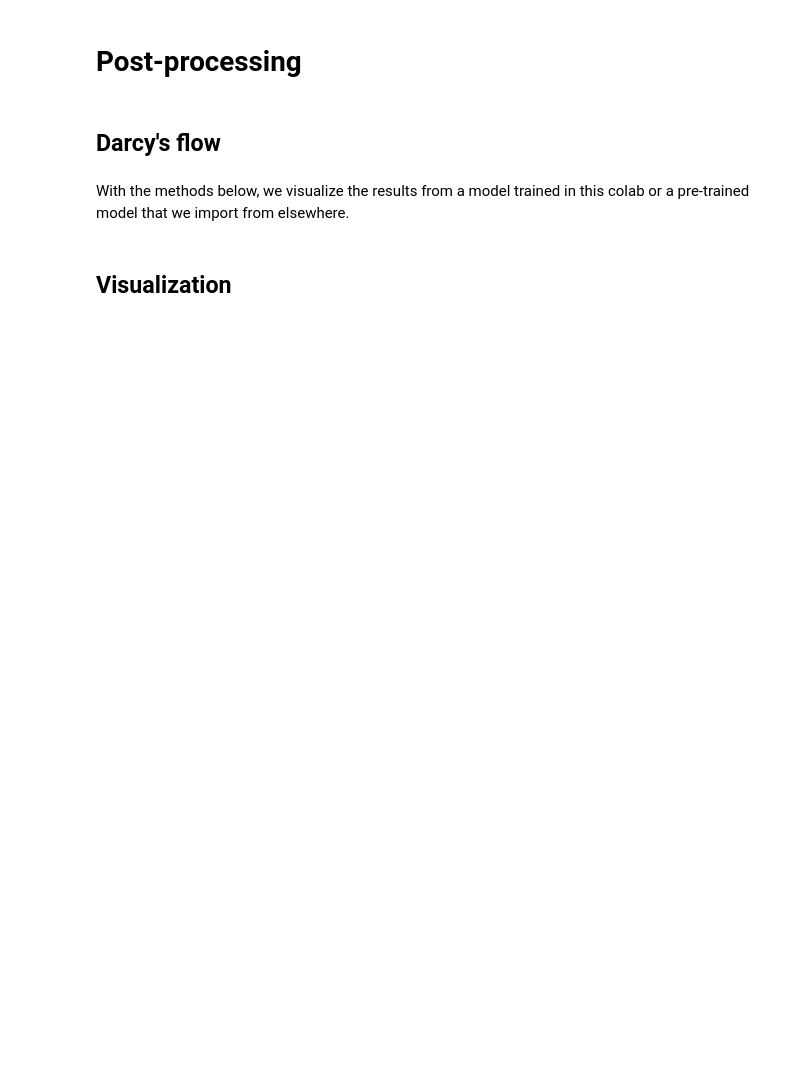
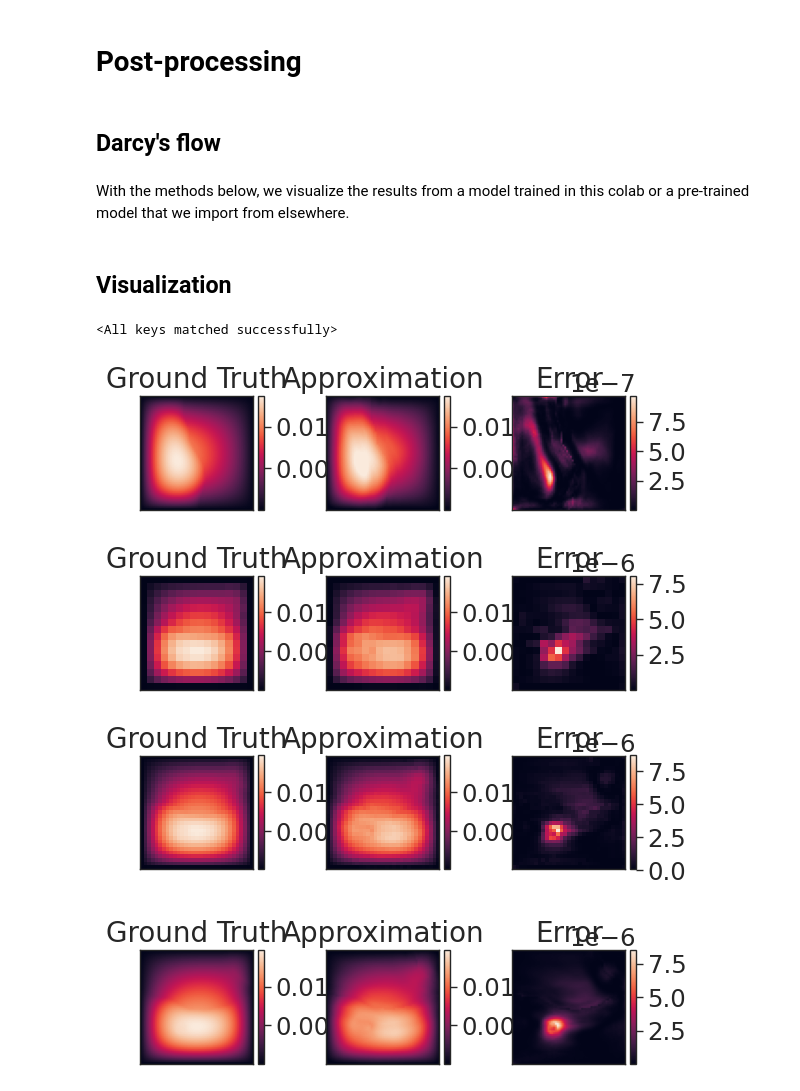
Before and after one commit to IsaacJu-debug/graph-pde, a Jupyter notebook: graph-neural-operator/gno_mgn_comparison.ipynb, the cells around one changed output. Cells and saved outputs as stored; diff of their text form; code cells hidden in the pictures; blank space fills up the shorter version.

```diff
--- a/graph-neural-operator/gno_mgn_comparison.ipynb
+++ b/graph-neural-operator/gno_mgn_comparison.ipynb
@@ -94,15 +96,17 @@ path = 'UAI1_r'+str(s)+'_n'+ str(ntrain)
 path_model = 'model/'+path+''
 path_train_err = 'results/'+path+'train.txt'
 path_test_err = 'results/'+path+'test.txt'
+
 path_image = 'image/'+path+''
-path_train_err = 'results/'+path+'train'
-path_test_err16 = 'results/'+path+'test16'
-path_test_err31 = 'results/'+path+'test31'
-path_test_err61 = 'results/'+path+'test61'
-path_image_train = 'image/'+path+'train'
-path_image_test16 = 'image/'+path+'test16'
-path_image_test31 = 'image/'+path+'test31'
-path_image_test61 = 'image/'+path+'test61'
+path_train_err = postprocess_dir + '/results_'+path+'train'
+path_test_err16 = postprocess_dir +  '/results_'+path+'test16'
+path_test_err31 = postprocess_dir +  '/results_'+path+'test31'
+path_test_err61 = postprocess_dir +  '/results_'+path+'test61'
+
+path_image_train = postprocess_dir + '/image_' +path+'train'
+path_image_test16 = postprocess_dir + '/image_' +path+'test16'
+path_image_test31 = postprocess_dir + '/image_' +path+'test31'
+path_image_test61 = postprocess_dir + '/image_' +path+'test61'
 # %% [output]
 resolution 61
 number of nodes 3721
@@ -939,8 +971,21 @@ color_list = ['#1f77b4', '#ff7f0e', '#2ca02c', '#d62728',
 With the methods below, we visualize the results from a model trained in this colab or a pre-trained model that we import from elsewhere.
 # %% [markdown]
 ## Visualization
+# %%
+args.device = torch.device('cpu') # animation function cannot work with data on GPU
+model = KernelNN(args.width,
+                     args.ker_width,
+                     args.depth,
+                     args.edge_features,
+                     args.node_features).to(args.device)
+
+PATH = os.path.join( checkpoint_dir, '{}.pt'.format(args.model))
+model.load_state_dict(torch.load(PATH, map_location=args.device))
+# %% [output]
+<All keys matched successfully>
 # %%
-
+u_normalizer.cpu()
+model = model.cpu()
 
 resolution = s
 data = train_loader.dataset[0]
@@ -1050,30 +1095,35 @@ coeff = data.coeff.numpy().reshape((resolution, resolution))
 truth = data.y.numpy().reshape((resolution, resolution))
 approx = u_normalizer.decode(model(data).reshape(1,-1)).detach().numpy().reshape((resolution, resolution))
 _min = np.min(np.min(truth))
 _max = np.max(np.max(truth))
 
 # plt.figure()
 plt.figure()
 plt.subplot(1, 3, 1)
 plt.imshow(truth, vmin = _min, vmax=_max)
 plt.xticks([], [])
 plt.yticks([], [])
 plt.colorbar(fraction=0.046, pad=0.04)
 plt.title('Ground Truth')
 
 plt.subplot(1, 3, 2)
 plt.imshow(approx, vmin = _min, vmax=_max)
 plt.xticks([], [])
 plt.yticks([], [])
 plt.colorbar(fraction=0.046, pad=0.04)
 plt.title('Approximation')
 
 plt.subplot(1, 3, 3)
 plt.imshow((approx - truth) ** 2)
 plt.xticks([], [])
 plt.yticks([], [])
 plt.colorbar(fraction=0.046, pad=0.04)
 plt.title('Error')
 
 plt.subplots_adjust(wspace=0.5, hspace=0.5)
 plt.savefig(path_image_test61 + '.png')
+# %% [output]
+[figure, added]
+[figure, added]
+[figure, added]
+[figure, added]
```
Also changed, not shown: parts of 5 cells of this notebook.
